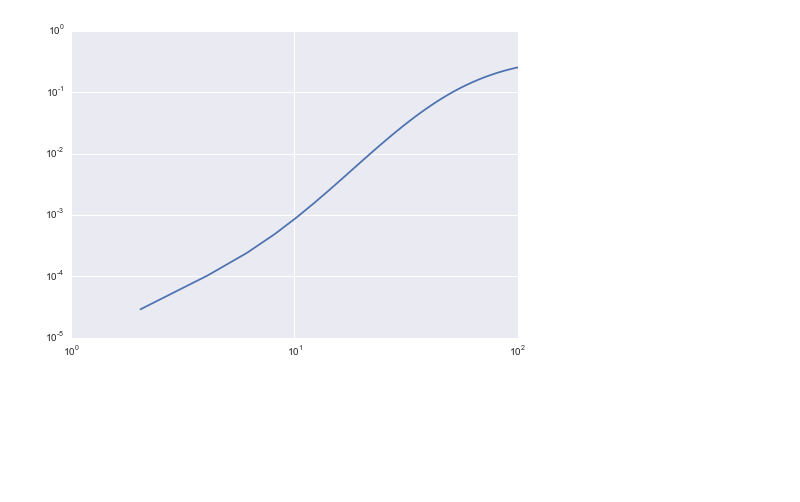
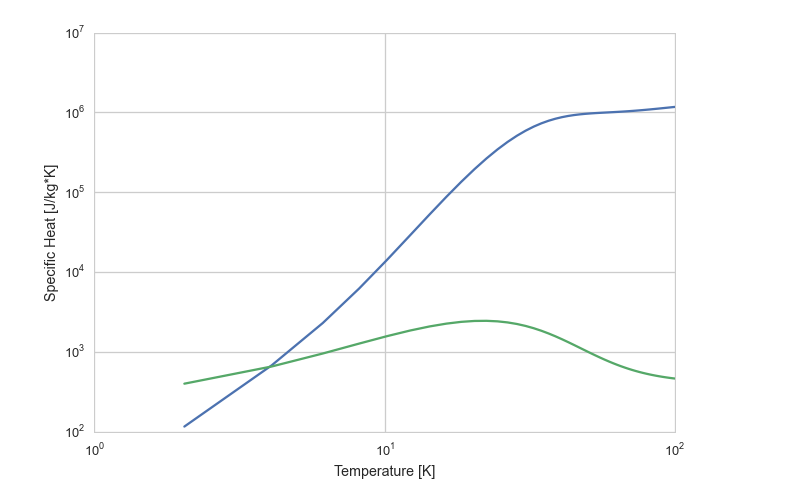
Before and after one commit to konchris/CooldownSimulation, a Jupyter notebook: CooldownSim.ipynb, the cells around one changed output. Saved outputs shown, nothing was run; the diff lists cells and outputs as text; code cells hidden in the pictures; blank space fills up the shorter version.

Commit message:
Added a calculation of the thermal conductivity.

```diff
--- a/CooldownSim.ipynb
+++ b/CooldownSim.ipynb
@@ -6,6 +6,8 @@ import matplotlib.pyplot as plt
 import pandas as pd
 import seaborn as sns
 from SpecificHeat import spec_heat_apiezon_n
+sns.set_context('talk', font_scale=1.25, rc={'lines.linewidth':3})
+sns.set_style('whitegrid')
 # %%
 #%%writefile -a SpecificHeat.py
 #import numpy as np
@@ -28,6 +30,7 @@ def spec_heat_copper(T, echo=False):
     Reference
     ---------
     [1] D. L. Martin, Review of Scientific Instruments 58, 639 (1987)
+    [2] cygenics.nist.gov/Papers/Cryo_Materials
 
     """
     # Convert whatever the input is into a numpy array.
@@ -96,7 +99,7 @@ def spec_heat_copper(T, echo=False):
             #print('10^({:.3}*log({})^{}) = {:.3}'.format(a, t, n, 10**c))
             C[i] += c
 
-    C = (10**C)*1E-3
+    C = (10**C)
 
     # Print the results to the commant line
     if echo:
@@ -123,4 +115,12 @@ np.log10(1)
+# %%
+def therm_cond_copper(T):
+    log_kappa = ((2.2154 - 0.88068*T**(0.5) + 0.29505*T - 0.048310*T**(1.5) + 0.003207*T**2)/
+                 (1 - 0.47461*T**(0.5) + 0.13871*T - 0.020430*T**(1.5) + 0.001281*T**2))
+
+    kappa = 10**log_kappa
+
+    return kappa
 # %%
-x = np.linspace(0.0, 100.0)
+x = np.linspace(0.0, 270.0)
 print(x)
 # %% [output]
@@ -137,4 +173,6 @@ print(x)
 # %%
-plt.loglog(x, spec_heat_copper(x), basex=10, basey=10);
+plt.loglog(x, spec_heat_copper(x), x, therm_cond_copper(x), basex=10, basey=10);
+plt.xlabel('Temperature [K]');
+plt.ylabel('Specific Heat [J/kg*K]');
 # %% [output]
-[figure, old version]
+[figure, new version]
```
Also changed, not shown: parts of 8 cells of this notebook.
